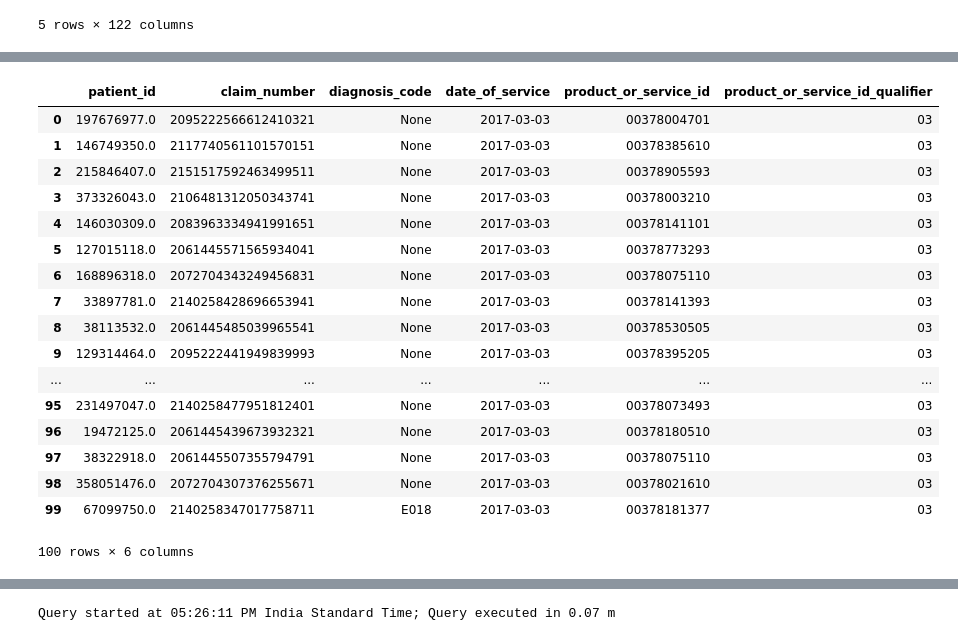
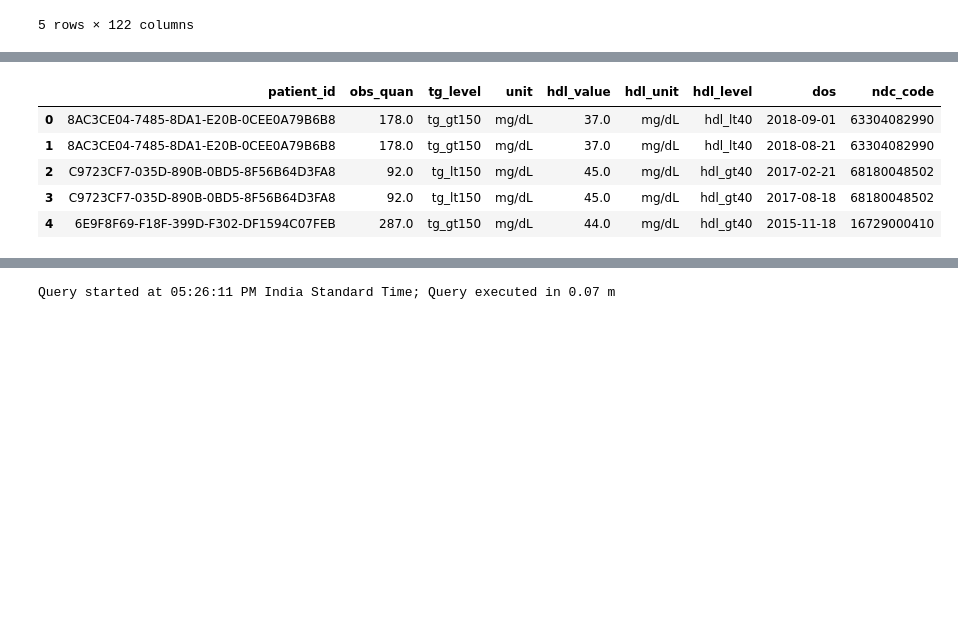
Before and after one commit to swaralit/Custom_TG, a Jupyter notebook: NDC reference.ipynb, the cells around one changed output, grey strips where cells are left out. Drawn from its saved outputs; the diff is of its cells as text; code cells hidden in the pictures; blank space fills up the shorter version.

```diff
--- a/NDC reference.ipynb
+++ b/NDC reference.ipynb
@@ -1201,21 +1285,9 @@ ProgrammingError: (snowflake.connector.errors.ProgrammingError) 100038 (22018):
 # %%
-snow.select("select * from st_ndc_all limit 100")
+snow.select ("select * from st_tg_ndc_agg1 limit 5")
 # %% [output]
-|  | patient_id | claim_number | diagnosis_code | date_of_service | product_or_service_id | product_or_service_id_qualifier |
-| 0 | 197676977.0 | 2095222566612410321 | None | 2017-03-03 | 00378004701 | 03 |
-| 1 | 146749350.0 | 2117740561101570151 | None | 2017-03-03 | 00378385610 | 03 |
-| 2 | 215846407.0 | 2151517592463499511 | None | 2017-03-03 | 00378905593 | 03 |
-| 3 | 373326043.0 | 2106481312050343741 | None | 2017-03-03 | 00378003210 | 03 |
-| 4 | 146030309.0 | 2083963334941991651 | None | 2017-03-03 | 00378141101 | 03 |
-| 5 | 127015118.0 | 2061445571565934041 | None | 2017-03-03 | 00378773293 | 03 |
-| 6 | 168896318.0 | 2072704343249456831 | None | 2017-03-03 | 00378075110 | 03 |
-| 7 | 33897781.0 | 2140258428696653941 | None | 2017-03-03 | 00378141393 | 03 |
-| 8 | 38113532.0 | 2061445485039965541 | None | 2017-03-03 | 00378530505 | 03 |
-| 9 | 129314464.0 | 2095222441949839993 | None | 2017-03-03 | 00378395205 | 03 |
-| ... | ... | ... | ... | ... | ... | ... |
-| 95 | 231497047.0 | 2140258477951812401 | None | 2017-03-03 | 00378073493 | 03 |
-| 96 | 19472125.0 | 2061445439673932321 | None | 2017-03-03 | 00378180510 | 03 |
-| 97 | 38322918.0 | 2061445507355794791 | None | 2017-03-03 | 00378075110 | 03 |
-| 98 | 358051476.0 | 2072704307376255671 | None | 2017-03-03 | 00378021610 | 03 |
-| 99 | 67099750.0 | 2140258347017758711 | E018 | 2017-03-03 | 00378181377 | 03 |
+|  | patient_id | obs_quan | tg_level | unit | hdl_value | hdl_unit | hdl_level | dos | ndc_code |
+| 0 | 8AC3CE04-7485-8DA1-E20B-0CEE0A79B6B8 | 178.0 | tg_gt150 | mg/dL | 37.0 | mg/dL | hdl_lt40 | 2018-09-01 | 63304082990 |
+| 1 | 8AC3CE04-7485-8DA1-E20B-0CEE0A79B6B8 | 178.0 | tg_gt150 | mg/dL | 37.0 | mg/dL | hdl_lt40 | 2018-08-21 | 63304082990 |
+| 2 | C9723CF7-035D-890B-0BD5-8F56B64D3FA8 | 92.0 | tg_lt150 | mg/dL | 45.0 | mg/dL | hdl_gt40 | 2017-02-21 | 68180048502 |
+| 3 | C9723CF7-035D-890B-0BD5-8F56B64D3FA8 | 92.0 | tg_lt150 | mg/dL | 45.0 | mg/dL | hdl_gt40 | 2017-08-18 | 68180048502 |
+| 4 | 6E9F8F69-F18F-399D-F302-DF1594C07FEB | 287.0 | tg_gt150 | mg/dL | 44.0 | mg/dL | hdl_gt40 | 2015-11-18 | 16729000410 |
-100 rows × 6 columns
```
Also changed, not shown: parts of 56 cells of this notebook, 8 other files.
